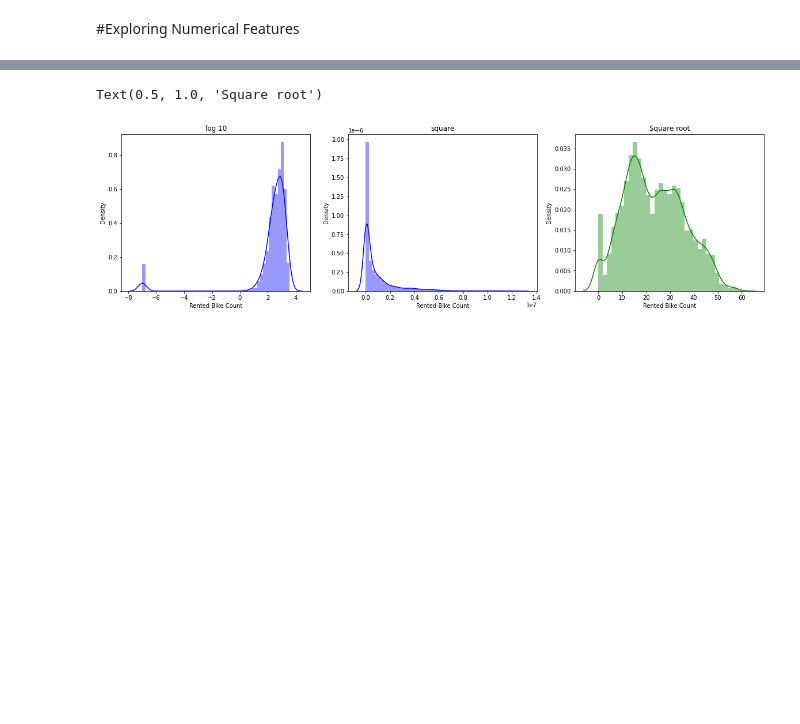
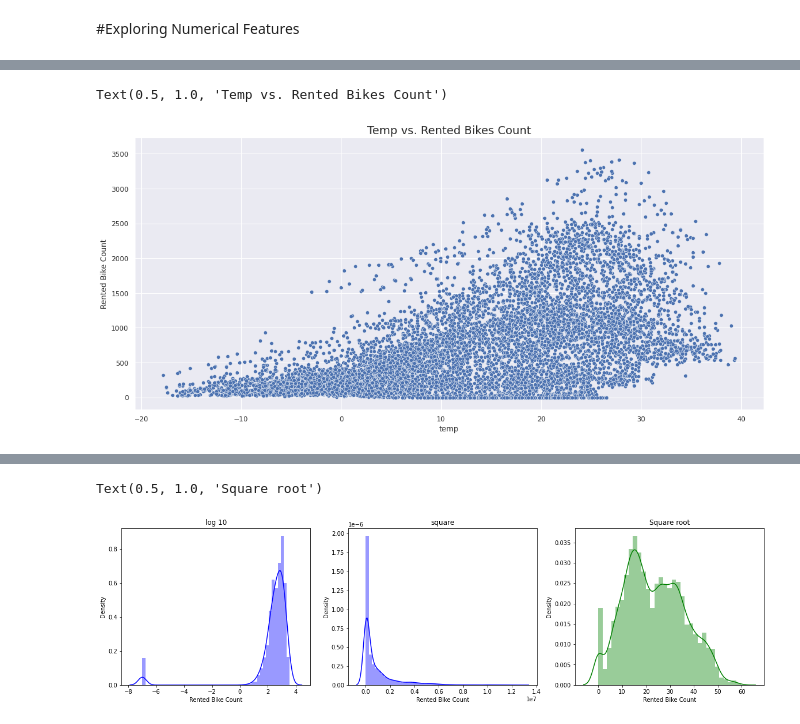
Before and after one commit to 007jayesh/Bike-Sharing-Demand-Prediction, a Jupyter notebook: Bike_Sharing_Demand_Prediction_Capstone_Project.ipynb, the cells around one changed output, grey strips where cells are left out. Saved outputs shown, nothing was run; the diff lists cells and outputs as text; code cells hidden in the pictures; blank space fills up the shorter version.

Commit message:
Data Cleaning

```diff
--- a/Bike_Sharing_Demand_Prediction_Capstone_Project.ipynb
+++ b/Bike_Sharing_Demand_Prediction_Capstone_Project.ipynb
@@ -232,0 +246,11 @@ plt.show()
+# %%
+import seaborn
+seaborn.set(style='whitegrid')
+sns.set(rc = {'figure.figsize':(18,8)})
+Bike_vs_temp=seaborn.scatterplot(x="temp",
+                    y="Rented Bike Count",
+                    data=df)
+Bike_vs_temp.set_title("Temp vs. Rented Bikes Count",fontsize=18)
+# %% [output]
+Text(0.5, 1.0, 'Temp vs. Rented Bikes Count')
+[figure, added]
```
Also changed, not shown: parts of 15 cells of this notebook.
